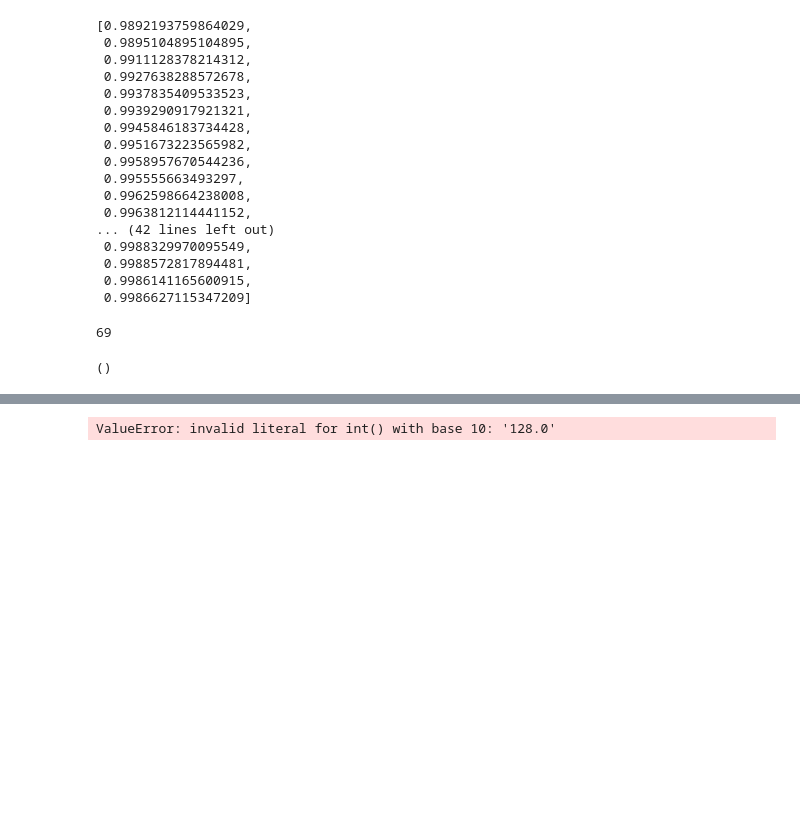
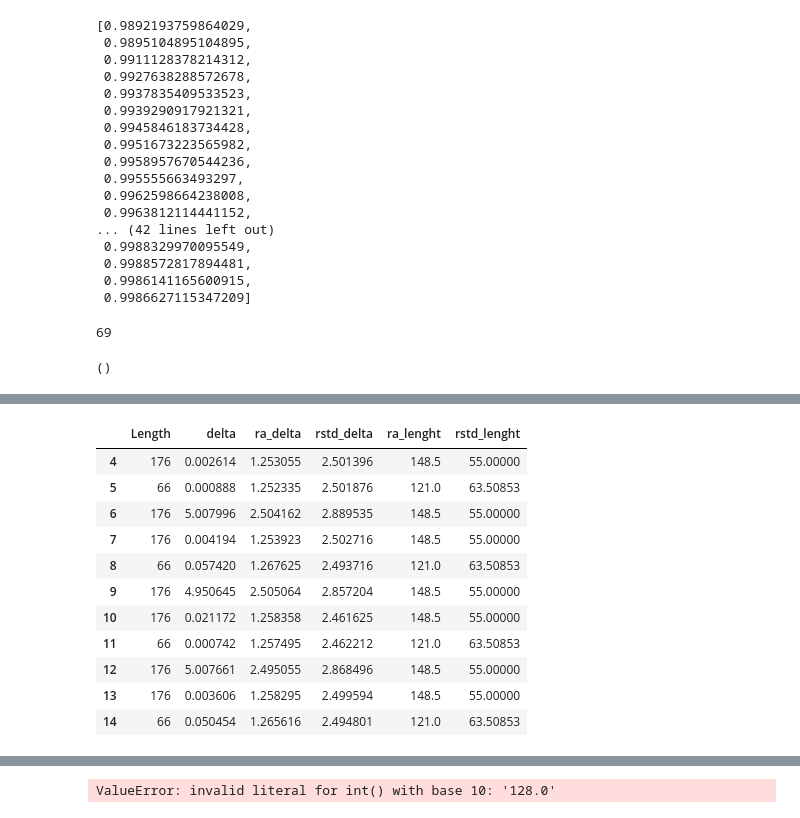
Before and after one commit to dulalbert/CRYPTO, a Jupyter notebook: dev/notebook_albert.ipynb, the cells around one changed output, grey strips where cells are left out. Cells and saved outputs as stored; diff of their text form; code cells hidden in the pictures; blank space fills up the shorter version.

```diff
--- a/notebook_albert.ipynb
+++ b/dev/notebook_albert.ipynb
@@ -763,0 +907,18 @@ non_mining_DF
+# %%
+df = pd.read_csv('test_traffic.csv')
+df.pipe(prepare_sniffed_df)
+# %%
+df
+# %% [output]
+|  | Length | delta | ra_delta | rstd_delta | ra_lenght | rstd_lenght |
+| 4 | 176 | 0.002614 | 1.253055 | 2.501396 | 148.5 | 55.00000 |
+| 5 | 66 | 0.000888 | 1.252335 | 2.501876 | 121.0 | 63.50853 |
+| 6 | 176 | 5.007996 | 2.504162 | 2.889535 | 148.5 | 55.00000 |
+| 7 | 176 | 0.004194 | 1.253923 | 2.502716 | 148.5 | 55.00000 |
+| 8 | 66 | 0.057420 | 1.267625 | 2.493716 | 121.0 | 63.50853 |
+| 9 | 176 | 4.950645 | 2.505064 | 2.857204 | 148.5 | 55.00000 |
+| 10 | 176 | 0.021172 | 1.258358 | 2.461625 | 148.5 | 55.00000 |
+| 11 | 66 | 0.000742 | 1.257495 | 2.462212 | 121.0 | 63.50853 |
+| 12 | 176 | 5.007661 | 2.495055 | 2.868496 | 148.5 | 55.00000 |
+| 13 | 176 | 0.003606 | 1.258295 | 2.499594 | 148.5 | 55.00000 |
+| 14 | 66 | 0.050454 | 1.265616 | 2.494801 | 121.0 | 63.50853 |
```
Also changed, not shown: parts of 5 cells of this notebook, 3 other files.
